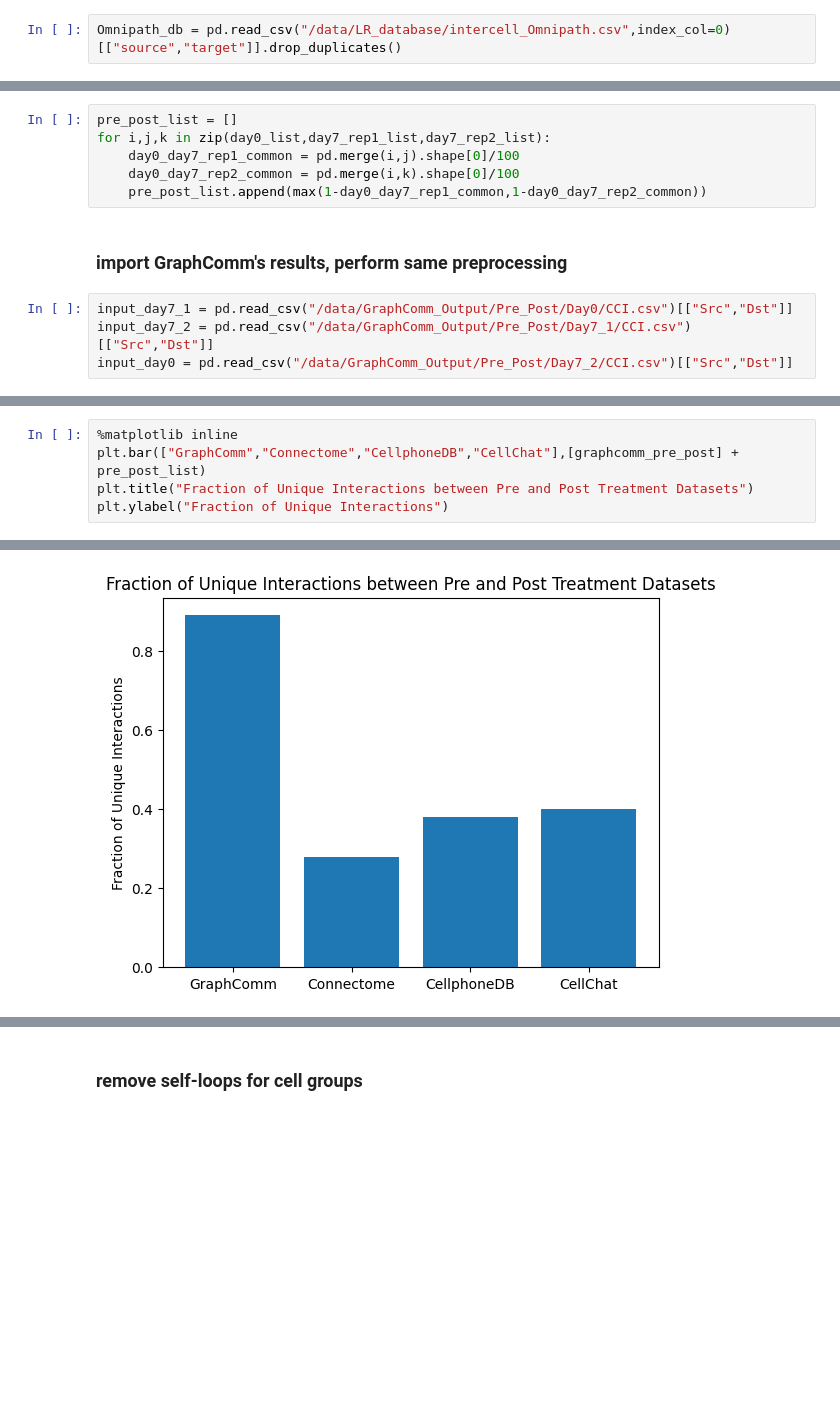
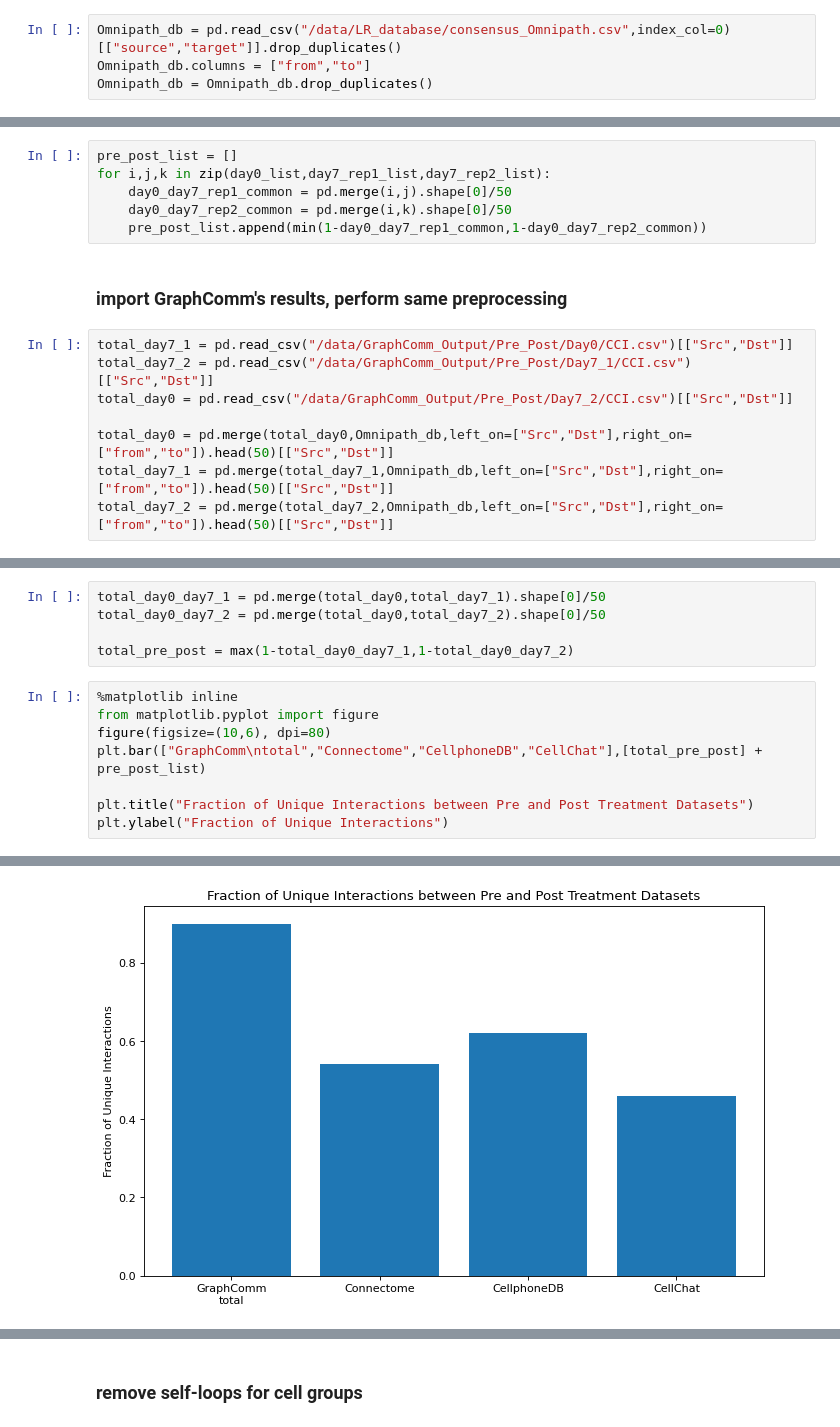
Before and after one commit to bhklab/GraphComm, a Jupyter notebook: code/benchmarking/LIANA.ipynb, the cells around one changed output, grey strips where cells are left out. Drawn from its saved outputs; the diff is of its cells as text; blank space fills up the shorter version.

```diff
--- a/code/benchmarking/LIANA.ipynb
+++ b/code/benchmarking/LIANA.ipynb
@@ -352,4 +399,6 @@ day7_rep2_list = [i.head(100) for i in day7_rep2_list]
 # %% [markdown]
 ### for each method's result of each dataset, only retain intercell validated interactions
 # %%
-Omnipath_db = pd.read_csv("/data/LR_database/intercell_Omnipath.csv",index_col=0)[["source","target"]].drop_duplicates()
+Omnipath_db = pd.read_csv("/data/LR_database/consensus_Omnipath.csv",index_col=0)[["source","target"]].drop_duplicates()
+Omnipath_db.columns = ["from","to"]
+Omnipath_db = Omnipath_db.drop_duplicates()
@@ -368,12 +415,16 @@ day7_rep2_list = [i[["ligand","receptor"]] for i in day7_rep2_list]
 # %%
 pre_post_list = []
 for i,j,k in zip(day0_list,day7_rep1_list,day7_rep2_list):
-    day0_day7_rep1_common = pd.merge(i,j).shape[0]/100
-    day0_day7_rep2_common = pd.merge(i,k).shape[0]/100
-    pre_post_list.append(max(1-day0_day7_rep1_common,1-day0_day7_rep2_common))
+    day0_day7_rep1_common = pd.merge(i,j).shape[0]/50
+    day0_day7_rep2_common = pd.merge(i,k).shape[0]/50
+    pre_post_list.append(min(1-day0_day7_rep1_common,1-day0_day7_rep2_common))
 # %% [markdown]
 ### import GraphComm's results, perform same preprocessing
 # %%
-input_day7_1 = pd.read_csv("/data/GraphComm_Output/Pre_Post/Day0/CCI.csv")[["Src","Dst"]]
-input_day7_2 = pd.read_csv("/data/GraphComm_Output/Pre_Post/Day7_1/CCI.csv")[["Src","Dst"]]
-input_day0 = pd.read_csv("/data/GraphComm_Output/Pre_Post/Day7_2/CCI.csv")[["Src","Dst"]]
+total_day7_1 = pd.read_csv("/data/GraphComm_Output/Pre_Post/Day0/CCI.csv")[["Src","Dst"]]
+total_day7_2 = pd.read_csv("/data/GraphComm_Output/Pre_Post/Day7_1/CCI.csv")[["Src","Dst"]]
+total_day0 = pd.read_csv("/data/GraphComm_Output/Pre_Post/Day7_2/CCI.csv")[["Src","Dst"]]
+
+total_day0 = pd.merge(total_day0,Omnipath_db,left_on=["Src","Dst"],right_on=["from","to"]).head(50)[["Src","Dst"]]
+total_day7_1 = pd.merge(total_day7_1,Omnipath_db,left_on=["Src","Dst"],right_on=["from","to"]).head(50)[["Src","Dst"]]
+total_day7_2 = pd.merge(total_day7_2,Omnipath_db,left_on=["Src","Dst"],right_on=["from","to"]).head(50)[["Src","Dst"]]
@@ -390,8 +431,16 @@ graphcomm_pre_post = max(1-input_day0_day7_1,1-input_day0_day7_2)
+# %%
+total_day0_day7_1 = pd.merge(total_day0,total_day7_1).shape[0]/50
+total_day0_day7_2 = pd.merge(total_day0,total_day7_2).shape[0]/50
+
+total_pre_post = max(1-total_day0_day7_1,1-total_day0_day7_2)
 # %%
 %matplotlib inline
-plt.bar(["GraphComm","Connectome","CellphoneDB","CellChat"],[graphcomm_pre_post] + pre_post_list)
+from matplotlib.pyplot import figure
+figure(figsize=(10,6), dpi=80)
+plt.bar(["GraphComm\ntotal","Connectome","CellphoneDB","CellChat"],[total_pre_post] + pre_post_list)
+
 plt.title("Fraction of Unique Interactions between Pre and Post Treatment Datasets")
 plt.ylabel("Fraction of Unique Interactions")
 # %% [output]
 Text(0, 0.5, 'Fraction of Unique Interactions')
-[figure, old version]
+[figure, new version]
```
Also changed, not shown: parts of 116 cells of this notebook, 19 other files.
